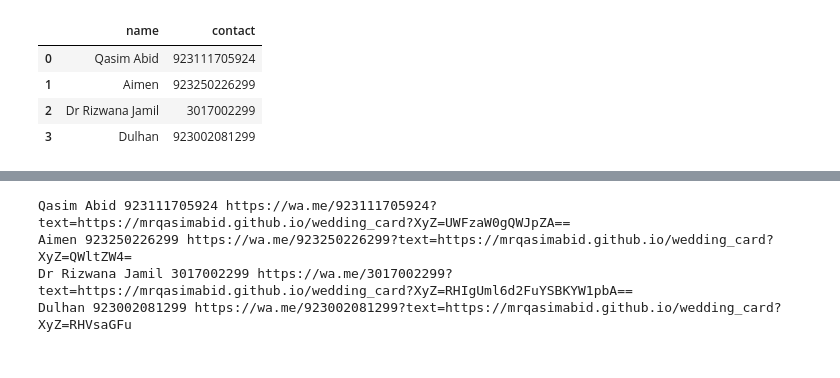
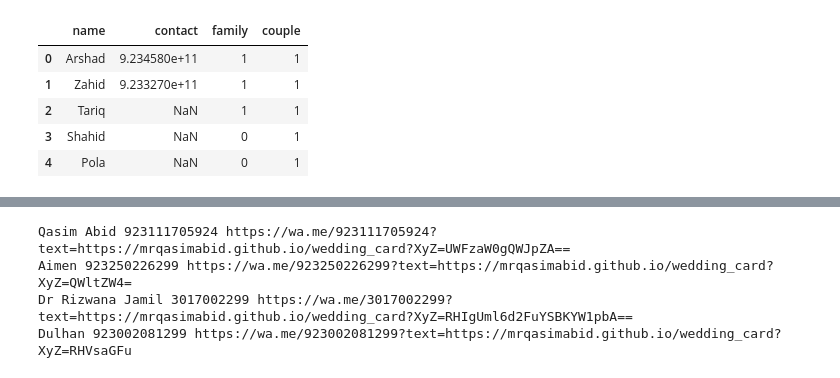
Before and after one commit to mrqasimabid/wedding_card, a Jupyter notebook: notebook.ipynb, the cells around one changed output, grey strips where cells are left out. Cells and saved outputs as stored; diff of their text form; code cells hidden in the pictures.

```diff
--- a/notebook.ipynb
+++ b/notebook.ipynb
@@ -2,11 +2,12 @@
 import base64
 import pandas as pd
 # %%
-data=pd.read_csv("data.csv")
+data=pd.read_csv("data2.csv")
 data.head()
 # %% [output]
-|  | name | contact |
-| 0 | Qasim Abid | 923111705924 |
-| 1 | Aimen | 923250226299 |
-| 2 | Dr Rizwana Jamil | 3017002299 |
-| 3 | Dulhan | 923002081299 |
+|  | name | contact | family | couple |
+| 0 | Arshad | 9.234580e+11 | 1 | 1 |
+| 1 | Zahid | 9.233270e+11 | 1 | 1 |
+| 2 | Tariq | NaN | 1 | 1 |
+| 3 | Shahid | NaN | 0 | 1 |
+| 4 | Pola | NaN | 0 | 1 |
```
Also changed, not shown: parts of 5 cells of this notebook, 4 other files.
